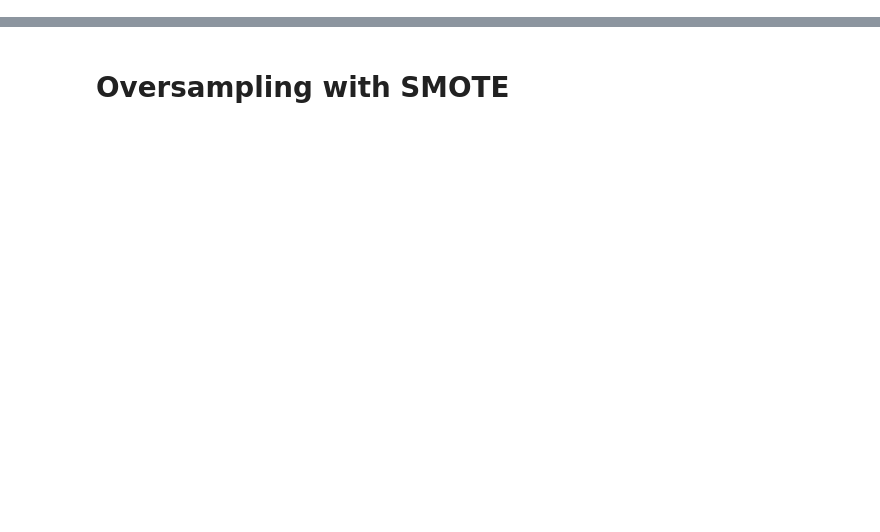
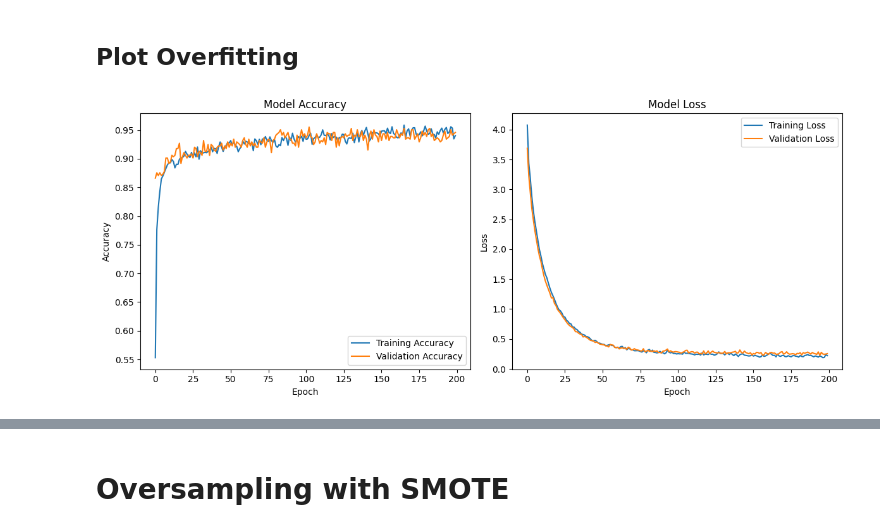
Before and after one commit to marvinschuett/Automated-CTG-analysis, a Jupyter notebook: 3_Model/model_definition_evaluation.ipynb, the cells around one changed output, grey strips where cells are left out. Saved outputs shown, nothing was run; the diff lists cells and outputs as text; code cells hidden in the pictures; blank space fills up the shorter version.

```diff
--- a/3_Model/model_definition_evaluation.ipynb
+++ b/3_Model/model_definition_evaluation.ipynb
@@ -684,0 +117,10 @@ F1-Score: 0.939
+# %%
+from sklearn.preprocessing import StandardScaler
+
+scaler = StandardScaler()
+X_train_scaled_selected= scaler.fit_transform(X_train_selected)
+X_test_scaled_selected = scaler.transform(X_test_selected)
+
+
+print("Scaled Train X shape:", X_train_scaled_selected.shape)
+print("Scaled Test X shape:", X_test_scaled_selected.shape)
@@ -684,0 +259,31 @@ F1-Score: 0.939
+# %% [markdown]
+## Plot Overfitting
+# %%
+import matplotlib.pyplot as plt
+
+# Plot the training and validation accuracy and loss for your model
+plt.figure(figsize=(12, 5))
+
+# Plot Training and Validation Accuracy
+plt.subplot(1, 2, 1)
+plt.plot(history.history['accuracy'], label='Training Accuracy')
+plt.plot(history.history['val_accuracy'], label='Validation Accuracy')
+plt.title('Model Accuracy')
+plt.xlabel('Epoch')
+plt.ylabel('Accuracy')
+plt.legend()
+
+# Plot Training and Validation Loss
+plt.subplot(1, 2, 2)
+plt.plot(history.history['loss'], label='Training Loss')
+plt.plot(history.history['val_loss'], label='Validation Loss')
+plt.title('Model Loss')
+plt.xlabel('Epoch')
+plt.ylabel('Loss')
+plt.legend()
+
+# Show the plots
+plt.tight_layout()
+plt.show()
+# %% [output]
+[figure, added]
```
Also changed, not shown: parts of 85 cells of this notebook.
